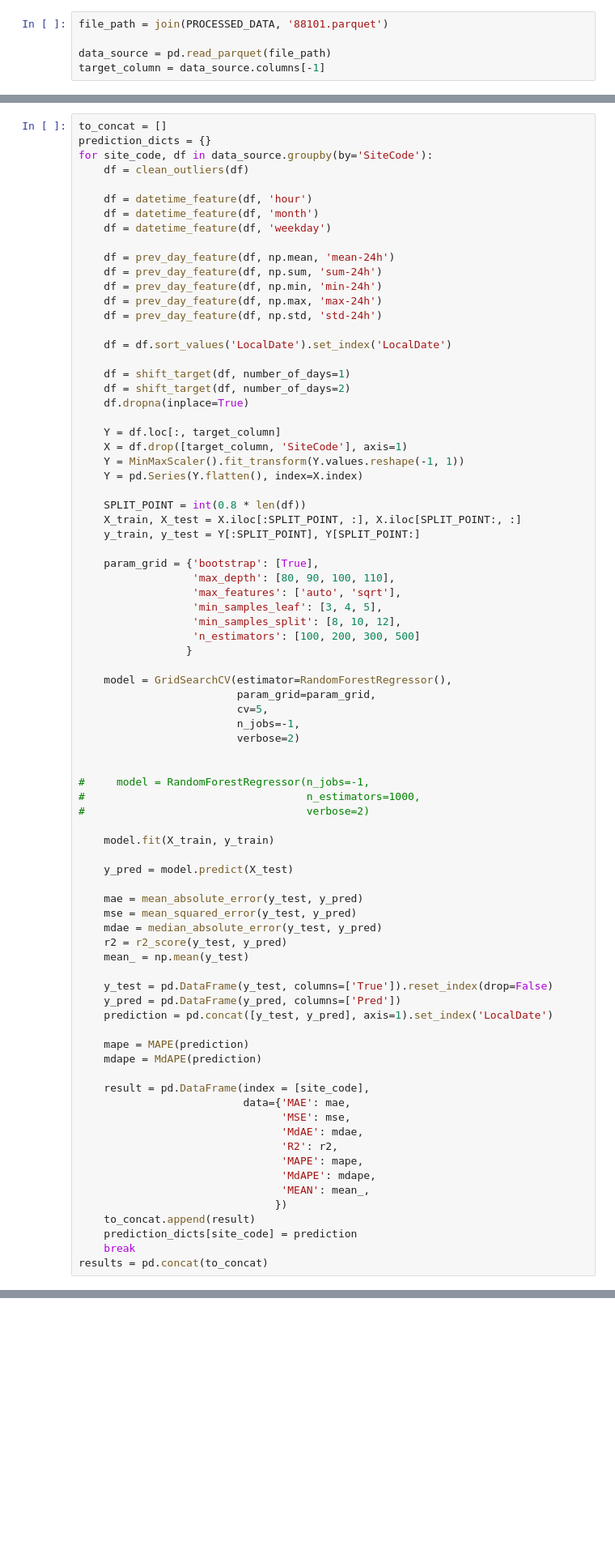
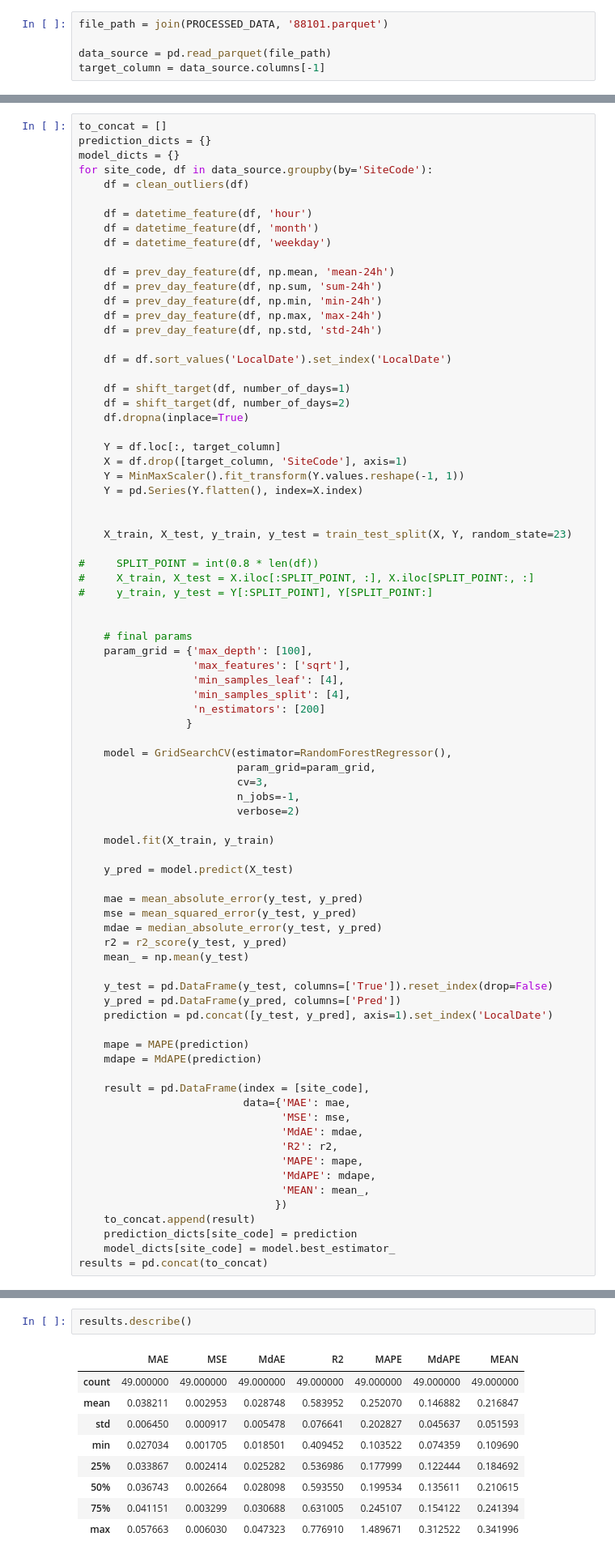
Before and after one commit to fdanieluk/deep_aqi, a Jupyter notebook: deep_aqi/jupyter/10-decision-tree-2.0.ipynb, the cells around one changed output, grey strips where cells are left out. Shown at 81% size. Cells and saved outputs as stored; diff of their text form; blank space fills up the shorter version.

Commit message:
new model

```diff
--- a/deep_aqi/jupyter/10-decision-tree-2.0.ipynb
+++ b/deep_aqi/jupyter/10-decision-tree-2.0.ipynb
@@ -73,6 +327,7 @@ target_column = data_source.columns[-1]
 # %%
 to_concat = []
 prediction_dicts = {}
+model_dicts = {}
 for site_code, df in data_source.groupby(by='SiteCode'):
     df = clean_outliers(df)
 
@@ -97,28 +352,27 @@ for site_code, df in data_source.groupby(by='SiteCode'):
     Y = MinMaxScaler().fit_transform(Y.values.reshape(-1, 1))
     Y = pd.Series(Y.flatten(), index=X.index)
 
-    SPLIT_POINT = int(0.8 * len(df))
-    X_train, X_test = X.iloc[:SPLIT_POINT, :], X.iloc[SPLIT_POINT:, :]
-    y_train, y_test = Y[:SPLIT_POINT], Y[SPLIT_POINT:]
 
-    param_grid = {'bootstrap': [True],
-                  'max_depth': [80, 90, 100, 110],
-                  'max_features': ['auto', 'sqrt'],
-                  'min_samples_leaf': [3, 4, 5],
-                  'min_samples_split': [8, 10, 12],
-                  'n_estimators': [100, 200, 300, 500]
+    X_train, X_test, y_train, y_test = train_test_split(X, Y, random_state=23)
+
+#     SPLIT_POINT = int(0.8 * len(df))
+#     X_train, X_test = X.iloc[:SPLIT_POINT, :], X.iloc[SPLIT_POINT:, :]
+#     y_train, y_test = Y[:SPLIT_POINT], Y[SPLIT_POINT:]
+
+
+    # final params
+    param_grid = {'max_depth': [100],
+                  'max_features': ['sqrt'],
+                  'min_samples_leaf': [4],
+                  'min_samples_split': [4],
+                  'n_estimators': [200]
                  }
 
     model = GridSearchCV(estimator=RandomForestRegressor(),
                          param_grid=param_grid,
-                         cv=5,
+                         cv=3,
                          n_jobs=-1,
                          verbose=2)
-
-
-#     model = RandomForestRegressor(n_jobs=-1,
-#                                   n_estimators=1000,
-#                                   verbose=2)
 
     model.fit(X_train, y_train)
 
@@ -148,6 +402,6 @@ for site_code, df in data_source.groupby(by='SiteCode'):
                                })
     to_concat.append(result)
     prediction_dicts[site_code] = prediction
-    break
+    model_dicts[site_code] = model.best_estimator_
 results = pd.concat(to_concat)
 # %% [output]
@@ -166,0 +463,12 @@ results.sort_values('MAPE')
+# %%
+results.describe()
+# %% [output]
+|  | MAE | MSE | MdAE | R2 | MAPE | MdAPE | MEAN |
+| count | 49.000000 | 49.000000 | 49.000000 | 49.000000 | 49.000000 | 49.000000 | 49.000000 |
+| mean | 0.038211 | 0.002953 | 0.028748 | 0.583952 | 0.252070 | 0.146882 | 0.216847 |
+| std | 0.006450 | 0.000917 | 0.005478 | 0.076641 | 0.202827 | 0.045637 | 0.051593 |
+| min | 0.027034 | 0.001705 | 0.018501 | 0.409452 | 0.103522 | 0.074359 | 0.109690 |
+| 25% | 0.033867 | 0.002414 | 0.025282 | 0.536986 | 0.177999 | 0.122444 | 0.184692 |
+| 50% | 0.036743 | 0.002664 | 0.028098 | 0.593550 | 0.199534 | 0.135611 | 0.210615 |
+| 75% | 0.041151 | 0.003299 | 0.030688 | 0.631005 | 0.245107 | 0.154122 | 0.241394 |
+| max | 0.057663 | 0.006030 | 0.047323 | 0.776910 | 1.489671 | 0.312522 | 0.341996 |
```
Also changed, not shown: parts of 25 cells of this notebook, 3 other files.
